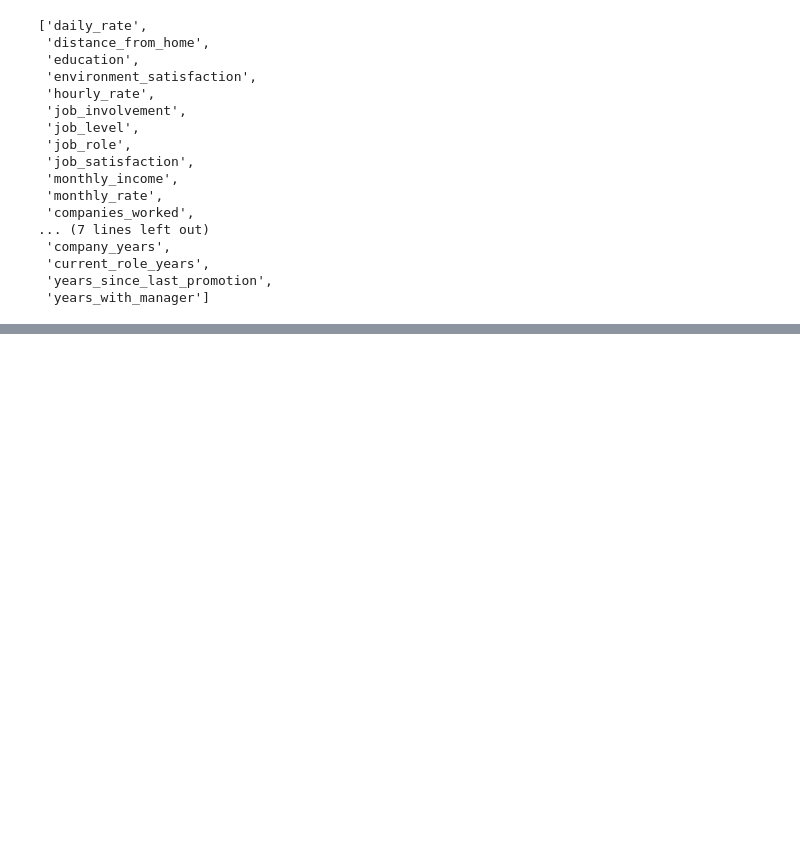
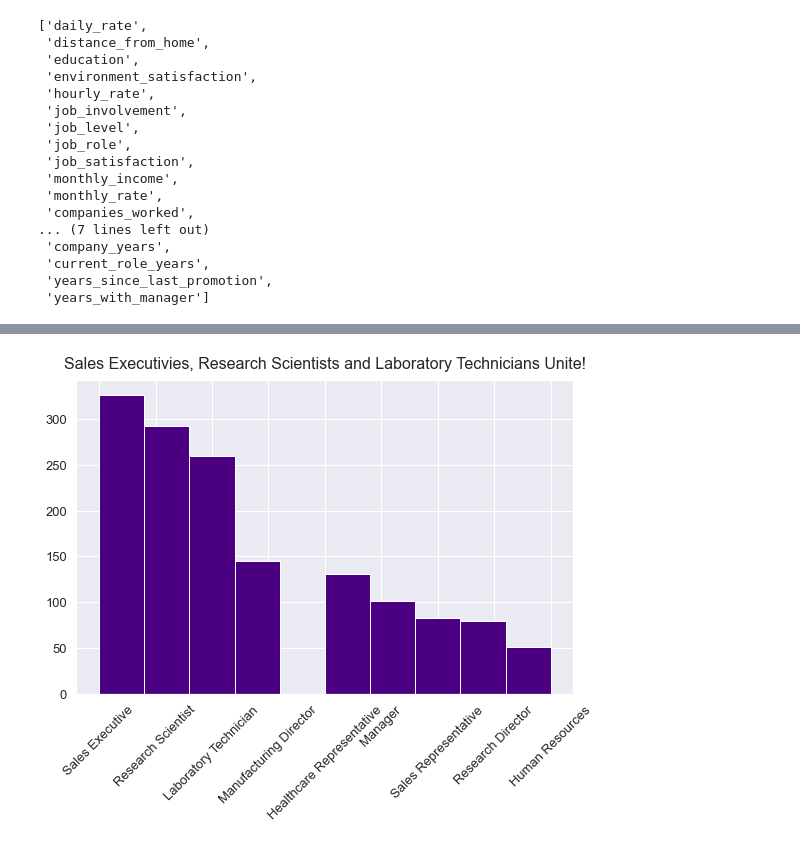
Before and after one commit to masonsherbondy/Individual-Project, a Jupyter notebook: workbook.ipynb, the cells around one changed output, grey strips where cells are left out. Saved outputs shown, nothing was run; the diff lists cells and outputs as text; code cells hidden in the pictures; blank space fills up the shorter version.

```diff
--- a/workbook.ipynb
+++ b/workbook.ipynb
@@ -588,0 +596,20 @@ explore.plot_distributions(df, numeric)
+# %%
+#create larger figure for clarity
+plt.figure(figsize = (8, 5))
+
+#induce histogram
+df.job_role.hist(color = 'indigo')
+
+#clear it up
+plt.tight_layout()
+
+#rotate x ticks (individual x-axis label ticks) 45 degrees, increase size for readability
+plt.xticks(rotation = 45, size = 13)
+
+#increase y tick size for readability
+plt.yticks(size = 13)
+
+#title
+plt.title('Sales Executivies, Research Scientists and Laboratory Technicians Unite!', size = 16, pad = 11);
+# %% [output]
+[figure, added]
```
Also changed, not shown: parts of 7 cells of this notebook, 1 other file.
